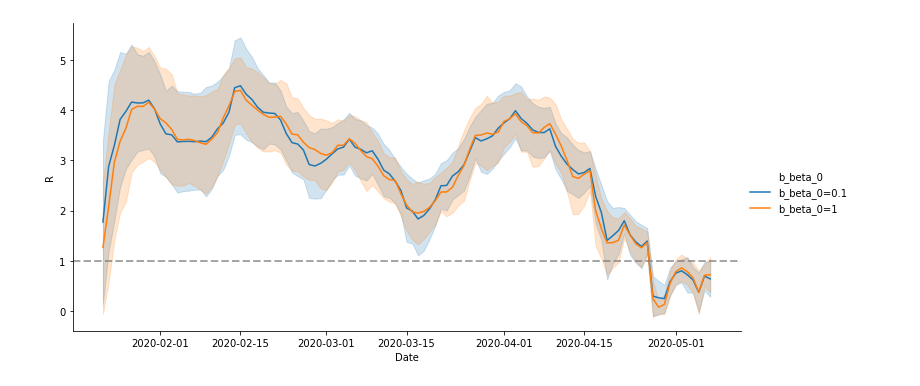
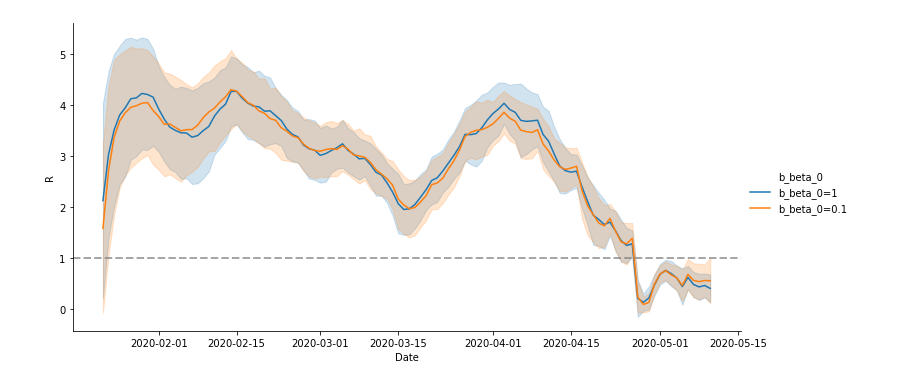
Before and after one commit to yoriyuki/BayesianCOVID19, a Jupyter notebook: notebook/Experiments.ipynb, the cells around one changed output. Saved outputs shown, nothing was run; the diff lists cells and outputs as text; code cells hidden in the pictures.

```diff
--- a/notebook/Experiments.ipynb
+++ b/notebook/Experiments.ipynb
@@ -35,13 +35,13 @@ death = df.cummax()
 # %%
 ### dates ###
 epoch = pd.to_datetime('2020-01-22')
-last = pd.to_datetime('2020-05-08')
+last = pd.to_datetime('2020-05-11')
 upto = last-pd.Timedelta(days=2)
 index= pd.date_range(start=epoch, end=upto)
 # %%
 ### Fitting a model ###
 def fit_and_infer(sm=None, data=None, country=None, population=None, detection_rate=1,
-                  b_beta_0=0.1, inits='random', iteration=2000, start=epoch, last=last):
+                  b_beta_0=1, inits='random', iteration=2000, start=epoch, last=last):
     if data is None:
         C0 = confirmed.loc[start:last, country].values
         D0 = death.loc[start:last, country].values
@@ -538,7 +522,7 @@ draw({'Detection rate':q}, name='q_Japan', value_name='Rate')
 # %%
 #### Sensiticity Analysis ####
-infer_s = fit_and_infer(sm=sm_every, country='Japan', population=P, iteration=iteration, b_beta_0=1)
+infer_s = fit_and_infer(sm=sm_every, country='Japan', population=P, iteration=iteration, b_beta_0=0.1)
 loo = az.loo(infer_s, pointwise=True)
 print(loo)
-az.compare({'b_beta_0=0.1':infer, 'b_beta_0=1':infer_s})
+az.compare({'b_beta_0=1':infer, 'b_beta_0=0.1':infer_s})
 # %% [output]
@@ -586,15 +570,15 @@ See http://arxiv.org/abs/1507.04544 for details
 # %%
 infer = infer_s
 beta = extract_var(var_name='b', data=infer)
 q = extract_var(var_name='q', data=infer)
 C = extract_var(var_name='C', data=infer)
 C = C[:-1]
 R_JS = pd.DataFrame(np.array([(beta[i].values / 0.04) * (1 - C[i]/P) for i in range(len(beta))]).T,
                  index=beta.index)
-draw({'b_beta_0=0.1':R_J, 'b_beta_0=1':R_JS}, line=1, name='Sensitivity',
+draw({'b_beta_0=1':R_J, 'b_beta_0=0.1':R_JS}, line=1, name='Sensitivity',
      value_name='R', label_name='b_beta_0')
 # %% [output]
-[figure, old version]
+[figure, new version]
 # %%
 ### China ###
 P = 1_393_000_000
```
Also changed, not shown: parts of 33 cells of this notebook.
